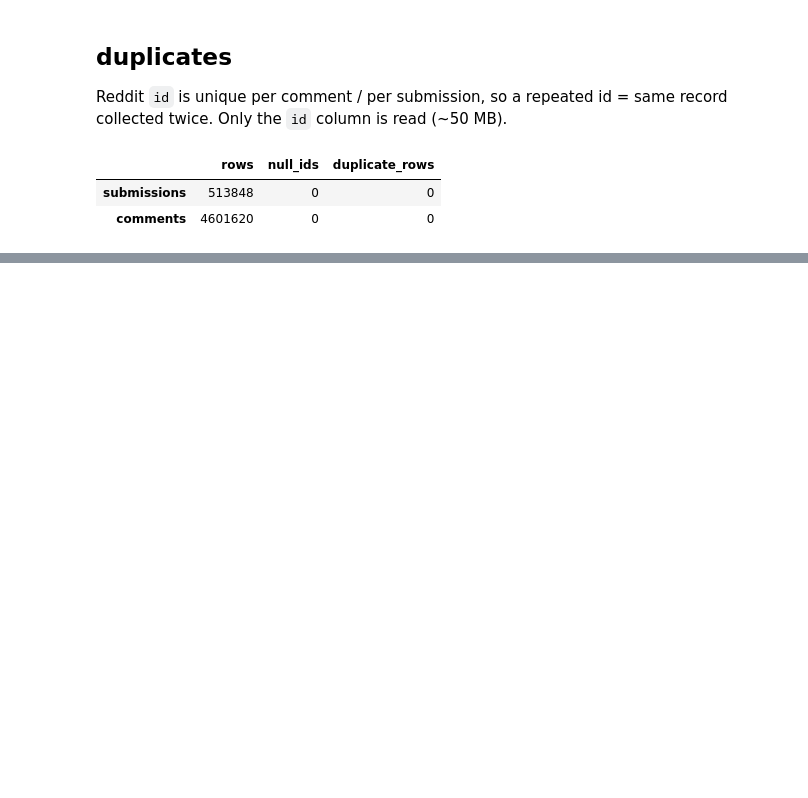
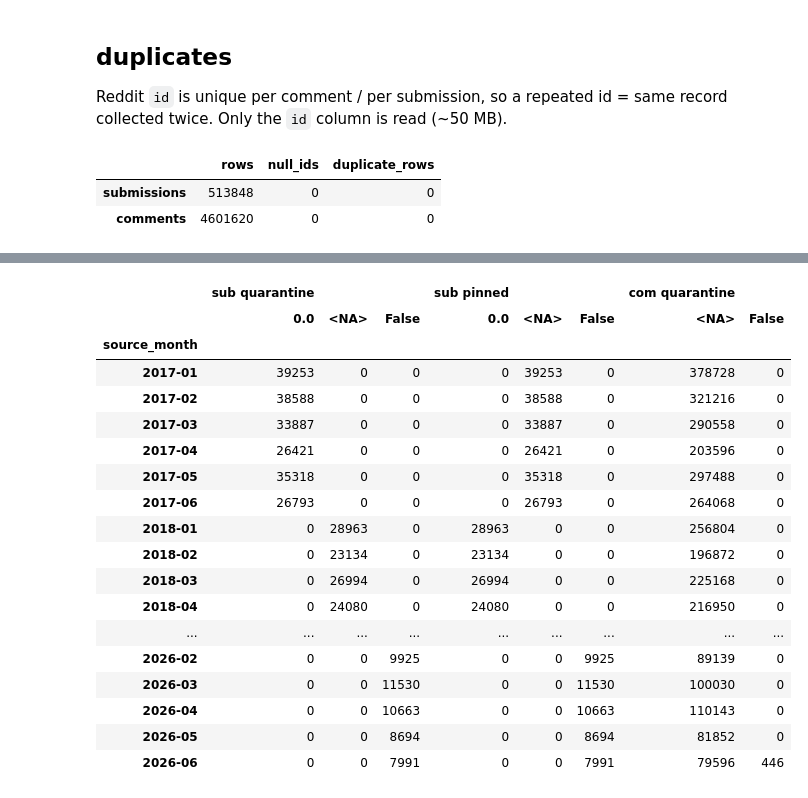
Before and after one commit to khorunzhaviktoriia/reddit_analysis_project, a Jupyter notebook: notebooks/basic_metrics.ipynb, the cells around one changed output, grey strips where cells are left out. Drawn from its saved outputs; the diff is of its cells as text; code cells hidden in the pictures; blank space fills up the shorter version.

```diff
--- a/notebooks/basic_metrics.ipynb
+++ b/notebooks/basic_metrics.ipynb
@@ -126,0 +292,32 @@ pd.DataFrame({k: dup_check(k) for k in files}).T
+# %%
+def by_month(name, column):
+    t = files[name].read(columns=["source_month", column]).to_pandas()
+    return pd.crosstab(t["source_month"], t[column].fillna("<NA>"))
+
+
+pd.concat(
+    {"sub quarantine": by_month("submissions", "quarantine"),
+     "sub pinned": by_month("submissions", "pinned"),
+     "com quarantine": by_month("comments", "quarantine")},
+    axis=1,
+).fillna(0).astype(int)
+# %% [output]
+|  | sub quarantine |  |  | sub pinned |  |  | com quarantine |  |
+|  | 0.0 | <NA> | False | 0.0 | <NA> | False | <NA> | False |
+| source_month |  |  |  |  |  |  |  |  |
+| 2017-01 | 39253 | 0 | 0 | 0 | 39253 | 0 | 378728 | 0 |
+| 2017-02 | 38588 | 0 | 0 | 0 | 38588 | 0 | 321216 | 0 |
+| 2017-03 | 33887 | 0 | 0 | 0 | 33887 | 0 | 290558 | 0 |
+| 2017-04 | 26421 | 0 | 0 | 0 | 26421 | 0 | 203596 | 0 |
+| 2017-05 | 35318 | 0 | 0 | 0 | 35318 | 0 | 297488 | 0 |
+| 2017-06 | 26793 | 0 | 0 | 0 | 26793 | 0 | 264068 | 0 |
+| 2018-01 | 0 | 28963 | 0 | 28963 | 0 | 0 | 256804 | 0 |
+| 2018-02 | 0 | 23134 | 0 | 23134 | 0 | 0 | 196872 | 0 |
+| 2018-03 | 0 | 26994 | 0 | 26994 | 0 | 0 | 225168 | 0 |
+| 2018-04 | 0 | 24080 | 0 | 24080 | 0 | 0 | 216950 | 0 |
+| ... | ... | ... | ... | ... | ... | ... | ... | ... |
+| 2026-02 | 0 | 0 | 9925 | 0 | 0 | 9925 | 89139 | 0 |
+| 2026-03 | 0 | 0 | 11530 | 0 | 0 | 11530 | 100030 | 0 |
+| 2026-04 | 0 | 0 | 10663 | 0 | 0 | 10663 | 110143 | 0 |
+| 2026-05 | 0 | 0 | 8694 | 0 | 0 | 8694 | 81852 | 0 |
+| 2026-06 | 0 | 0 | 7991 | 0 | 0 | 7991 | 79596 | 446 |
```
Also changed, not shown: parts of 11 cells of this notebook, 1 other file.
